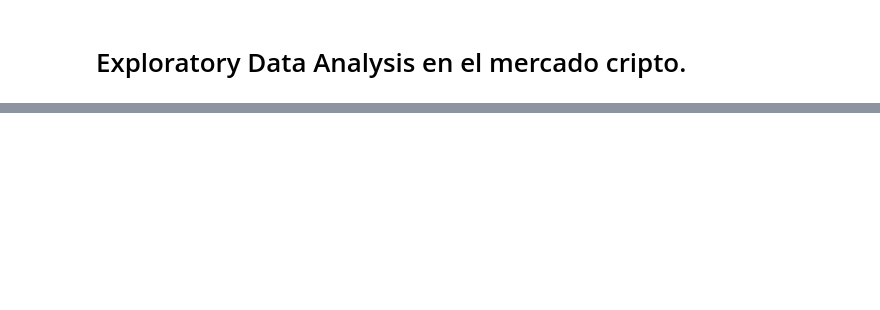
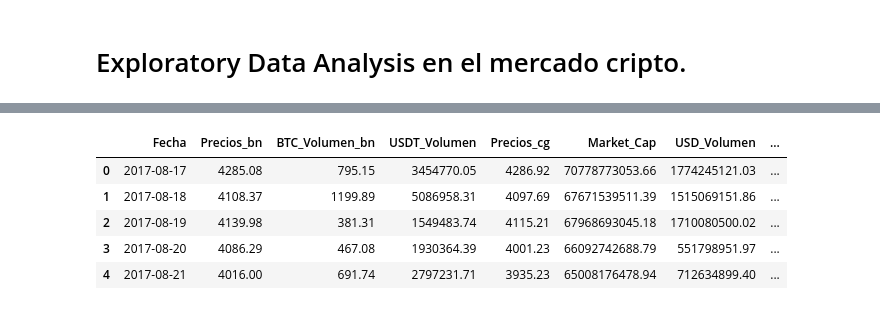
Before and after one commit to Tinmarian/PI2_DA_HENRY, a Jupyter notebook: EDA.ipynb, the cells around one changed output, grey strips where cells are left out. Cells and saved outputs as stored; diff of their text form; code cells hidden in the pictures; blank space fills up the shorter version.

```diff
--- a/EDA.ipynb
+++ b/EDA.ipynb
@@ -192,0 +22,11 @@ Revisemos primero una perspectiva
+# %%
+cg_btc = pd.read_csv('CoinGecko/data/btc.csv')
+cg_btc['Fecha'] = pd.to_datetime(cg_btc.Fecha)
+cg_btc['BTC_Volumen'] = cg_btc.Volumen / cg_btc.Precios
+# cg_btc = cg_btc[['Fecha','Market_Cap','Volumen','BTC_Volumen']]
+cg_btc.columns = ['Fecha','Precios','Market_Cap','USD_Volumen','BTC_Volumen']
+
+bn_btc = pd.read_csv('Binance/data/by1d/btcusdt.csv')
+bn_btc['Fecha'] = pd.to_datetime(bn_btc.Fecha)
+
+bn_btc.head(1)
@@ -192,0 +51,12 @@ Revisemos primero una perspectiva
+# %%
+df = bn_btc[['Fecha','Cierra','BTC_Volumen','USDT_Volumen']]
+df.columns = ['Fecha','Precios','BTC_Volumen','USDT_Volumen']
+df = df.merge(cg_btc,suffixes=('_bn','_cg'),how='left',on='Fecha')
+df.head(5)
+# %% [output]
+|  | Fecha | Precios_bn | BTC_Volumen_bn | USDT_Volumen | Precios_cg | Market_Cap | USD_Volumen | ... |
+| 0 | 2017-08-17 | 4285.08 | 795.15 | 3454770.05 | 4286.92 | 70778773053.66 | 1774245121.03 | ... |
+| 1 | 2017-08-18 | 4108.37 | 1199.89 | 5086958.31 | 4097.69 | 67671539511.39 | 1515069151.86 | ... |
+| 2 | 2017-08-19 | 4139.98 | 381.31 | 1549483.74 | 4115.21 | 67968693045.18 | 1710080500.02 | ... |
+| 3 | 2017-08-20 | 4086.29 | 467.08 | 1930364.39 | 4001.23 | 66092742688.79 | 551798951.97 | ... |
+| 4 | 2017-08-21 | 4016.00 | 691.74 | 2797231.71 | 3935.23 | 65008176478.94 | 712634899.40 | ... |
```
Also changed, not shown: parts of 39 cells of this notebook.
